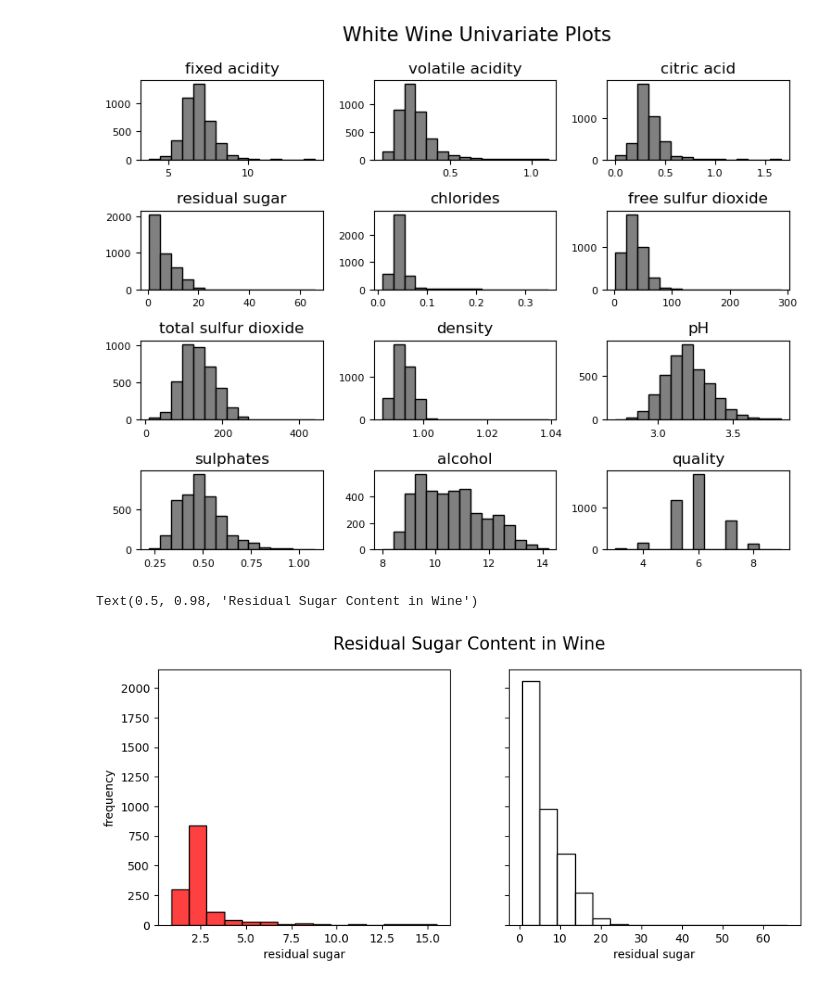
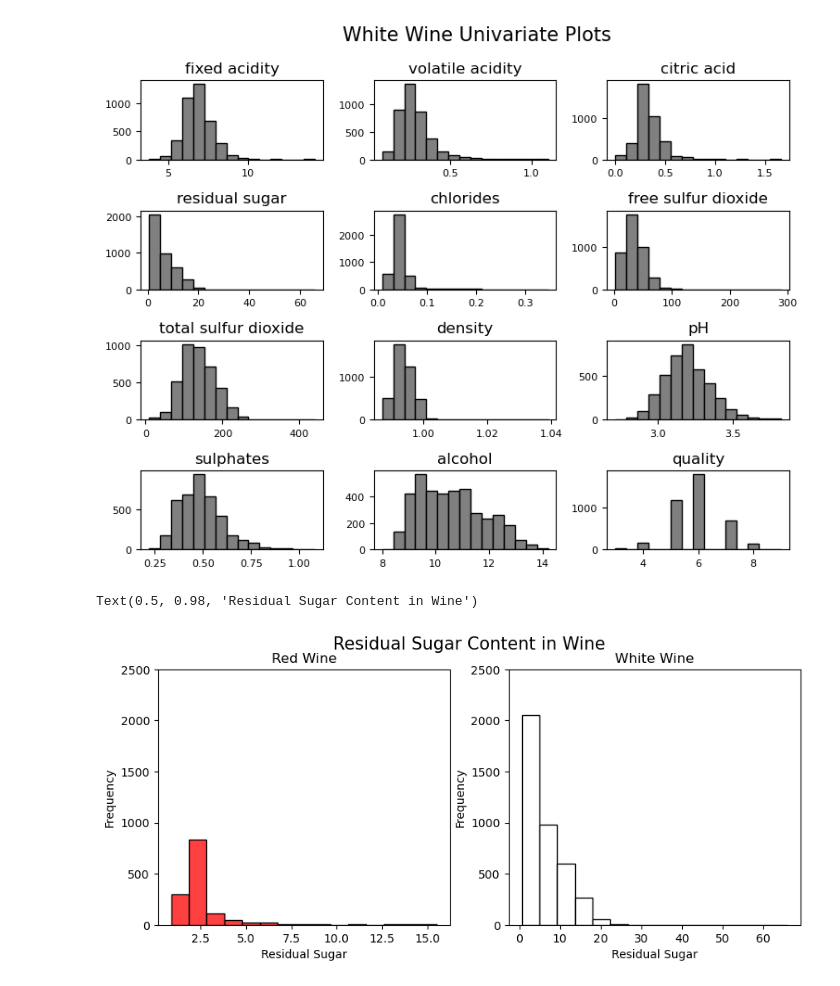
Before and after one commit to DarthCoderLuc/Blue_Berry_Winery, a Jupyter notebook: Blue_Berry_Winery.ipynb, the cells around one changed output. Cells and saved outputs as stored; diff of their text form; code cells hidden in the pictures.

```diff
--- a/Blue_Berry_Winery.ipynb
+++ b/Blue_Berry_Winery.ipynb
@@ -114,5 +133,3 @@ df_red_wine
 df_white_wine['quality_label']= df_white_wine['quality'].apply(lambda value: 'low'
 if value <= 5 else 'medium'
 if value <= 7 else 'high')
-# %%
-df_red_wine.insert(13,"type", "red")
@@ -134,0 +136,3 @@ df_red_wine
+# %%
+df_white_wine.reset_index(inplace=True,drop=True)
+df_white_wine
@@ -135,2 +153,3 @@ df_red_wine
 # %%
-df_white_wine.insert(13,"type", "white")
+df_white_wine['type']='white'
+df_white_wine
@@ -152,0 +170,4 @@ df_white_wine
+# %%
+df_white_wine['wine_index']=pd.Series(range(1,3962))
+df_white_wine['wine_ID']=df_white_wine.type + "-" + df_white_wine.wine_index.map(str)
+df_white_wine
@@ -674,15 +643,24 @@ rt = plt.suptitle('White Wine Univariate Plots', x=0.65, y=1.25, fontsize=15)
 # %% [output]
 [figure]
 # %%
-fig ,axs = plt.subplots(1,2,figsize=(10,4),sharey=True)
+fig ,axs = plt.subplots(1,2,figsize=(10,4))
 
-r1 = sns.histplot(data=df_red_wine, x= 'residual sugar',color='red',ax=axs[0],bins=15,legend=True)
-r2= sns.histplot(data=df_white_wine, x= 'residual sugar',color='white',ax=axs[1],bins=15,legend=True)
+r1 = sns.histplot(data=df_red_wine, x= 'residual sugar',color='red',ax=axs[0],bins=15,legend=True,edgecolor='black',cbar=True)
+r2= sns.histplot(data=df_white_wine, x= 'residual sugar',color='white',ax=axs[1],bins=15,legend=True, edgecolor='black',cbar=True)
 
-r1.set_ylabel('frequency')
-r2.set_ylabel('frequency')
+r1.set_xlabel('Residual Sugar')
+r2.set_xlabel('Residual Sugar')
+
+r1.set_ylabel('Frequency')
+r2.set_ylabel('Frequency')
+
+r1.set(ylim=(0,2500))
+r2.set(ylim=(0,2500))
+
+r1.set(title=('Red Wine'))
+r2.set(title=('White Wine'))
 
 plt.suptitle('Residual Sugar Content in Wine', fontsize=15)
 # %% [output]
 Text(0.5, 0.98, 'Residual Sugar Content in Wine')
-[figure, old version]
+[figure, new version]
```
Also changed, not shown: parts of 29 cells of this notebook.
